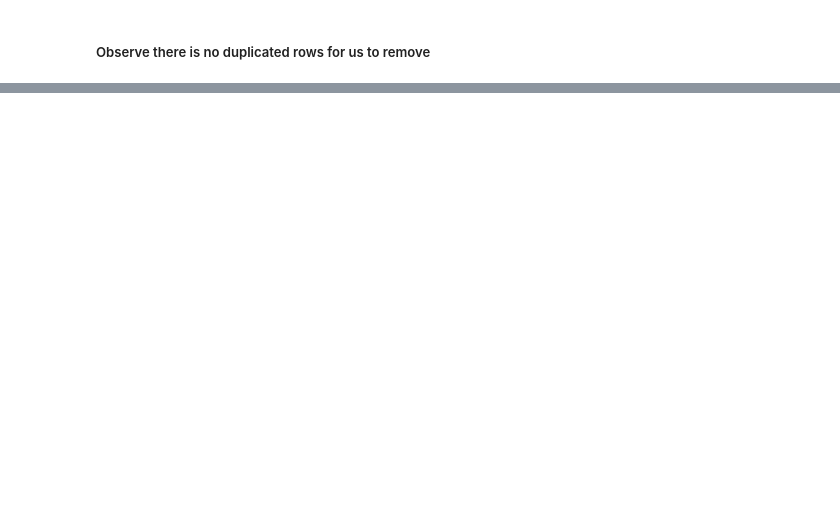
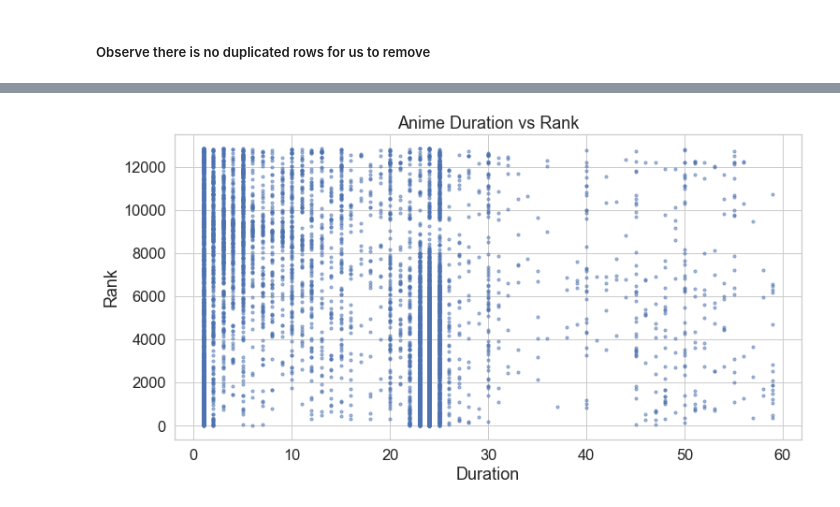
Before and after one commit to Jianhong072/SC1015-Mini-Project, a Jupyter notebook: Mini Project.ipynb, the cells around one changed output, grey strips where cells are left out. Cells and saved outputs as stored; diff of their text form; code cells hidden in the pictures; blank space fills up the shorter version.

```diff
--- a/Mini Project.ipynb
+++ b/Mini Project.ipynb
@@ -117,0 +215,14 @@ Duplicate Rows :
+# %%
+## lets look at how the anime duration affects the rank.
+import matplotlib.pyplot as plt
+
+fig, ax = plt.subplots(figsize=(12, 6))
+ax.scatter(df['duration'], df['rank'], s=10, alpha=0.5)
+
+ax.set_xlabel('Duration')
+ax.set_ylabel('Rank')
+ax.set_title('Anime Duration vs Rank')
+
+plt.show()
+# %% [output]
+[figure, added]
```
Also changed, not shown: parts of 26 cells of this notebook, 1 other file.
